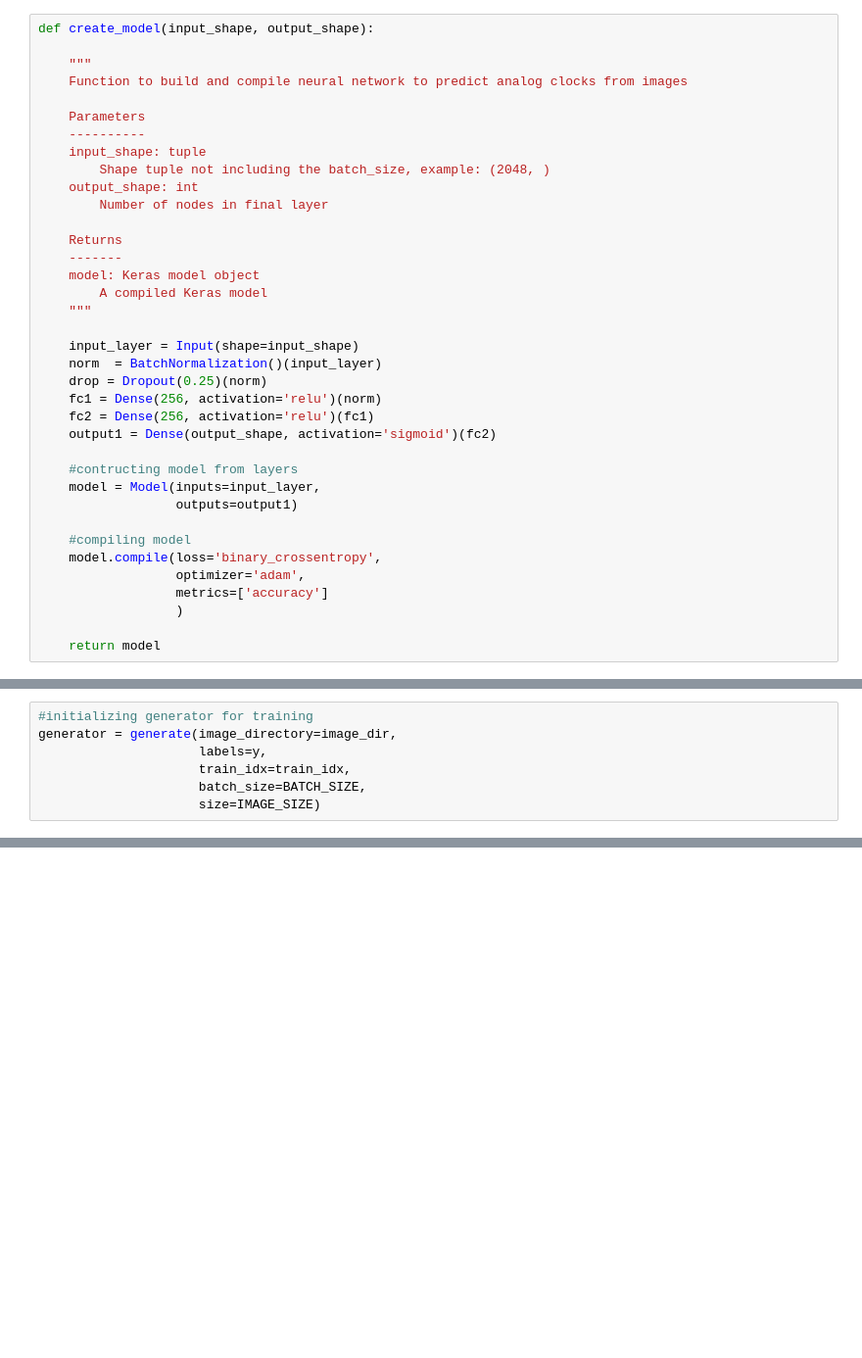
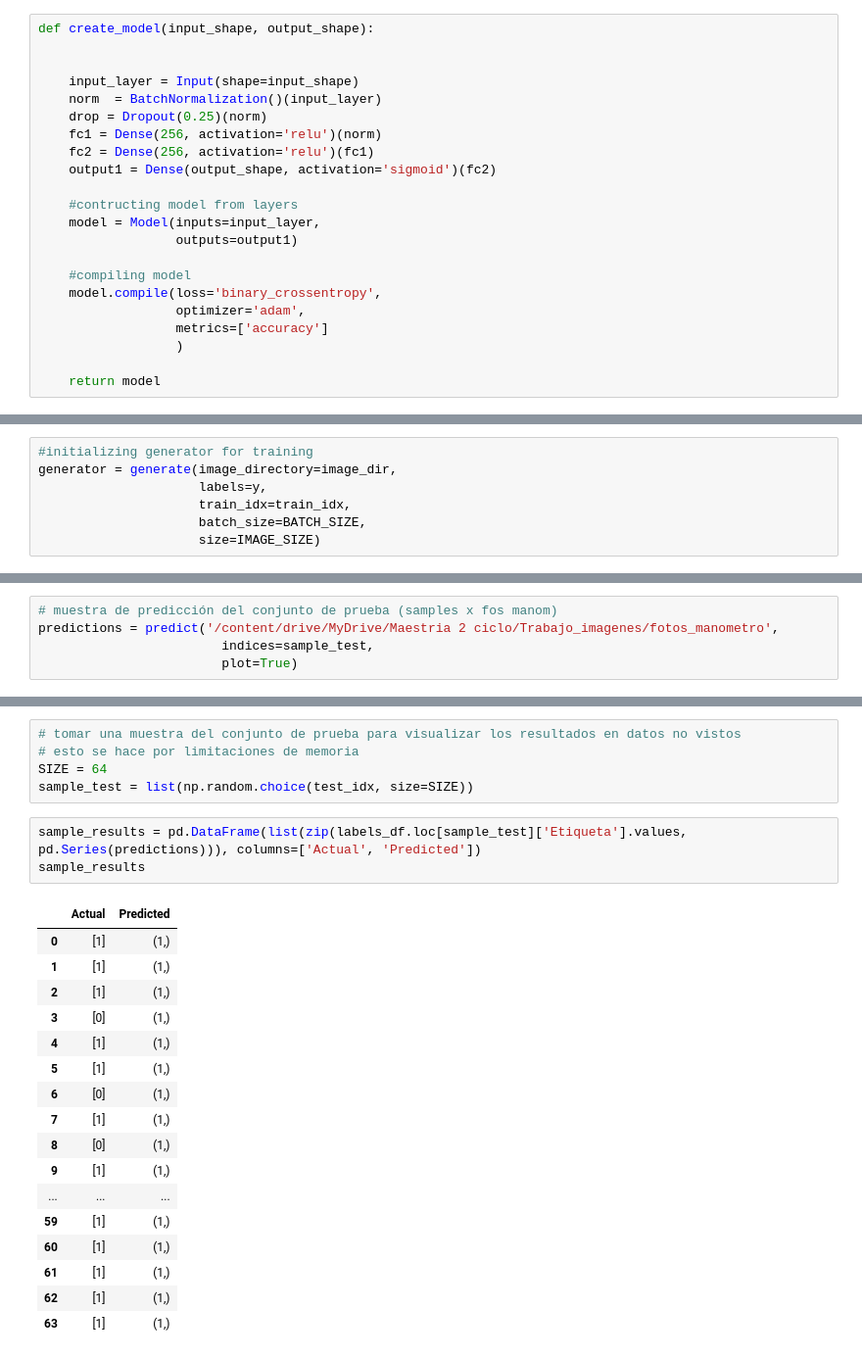
Before and after one commit to k1ch4n/MCC616_InformeFinal_G6, a Jupyter notebook: Trabajo_final_imagenes.ipynb, the cells around one changed output, grey strips where cells are left out. Shown at 98% size. Drawn from its saved outputs; the diff is of its cells as text; blank space fills up the shorter version.

```diff
--- a/Trabajo_final_imagenes.ipynb
+++ b/Trabajo_final_imagenes.ipynb
@@ -255,21 +238,6 @@ print(INPUT_DIM, OUTPUT_DIM)
 # %%
 def create_model(input_shape, output_shape):
 
-    """
-    Function to build and compile neural network to predict analog clocks from images
-
-    Parameters
-    ----------
-    input_shape: tuple
-        Shape tuple not including the batch_size, example: (2048, )
-    output_shape: int
-        Number of nodes in final layer
-
-    Returns
-    -------
-    model: Keras model object
-        A compiled Keras model
-    """
 
     input_layer = Input(shape=input_shape)
     norm  = BatchNormalization()(input_layer)
@@ -438,0 +391,5 @@ IndexError: ignored
+# %%
+# muestra de predicción del conjunto de prueba (samples x fos manom)
+predictions = predict('/content/drive/MyDrive/Maestria 2 ciclo/Trabajo_imagenes/fotos_manometro',
+                        indices=sample_test,
+                        plot=True)
@@ -438,0 +401,26 @@ IndexError: ignored
+# %%
+# tomar una muestra del conjunto de prueba para visualizar los resultados en datos no vistos
+# esto se hace por limitaciones de memoria
+SIZE = 64
+sample_test = list(np.random.choice(test_idx, size=SIZE))
+# %%
+sample_results = pd.DataFrame(list(zip(labels_df.loc[sample_test]['Etiqueta'].values, pd.Series(predictions))), columns=['Actual', 'Predicted'])
+sample_results
+# %% [output]
+|  | Actual | Predicted |
+| 0 | [1] | (1,) |
+| 1 | [1] | (1,) |
+| 2 | [1] | (1,) |
+| 3 | [0] | (1,) |
+| 4 | [1] | (1,) |
+| 5 | [1] | (1,) |
+| 6 | [0] | (1,) |
+| 7 | [1] | (1,) |
+| 8 | [0] | (1,) |
+| 9 | [1] | (1,) |
+| ... | ... | ... |
+| 59 | [1] | (1,) |
+| 60 | [1] | (1,) |
+| 61 | [1] | (1,) |
+| 62 | [1] | (1,) |
+| 63 | [1] | (1,) |
```
Also changed, not shown: parts of 18 cells of this notebook.
